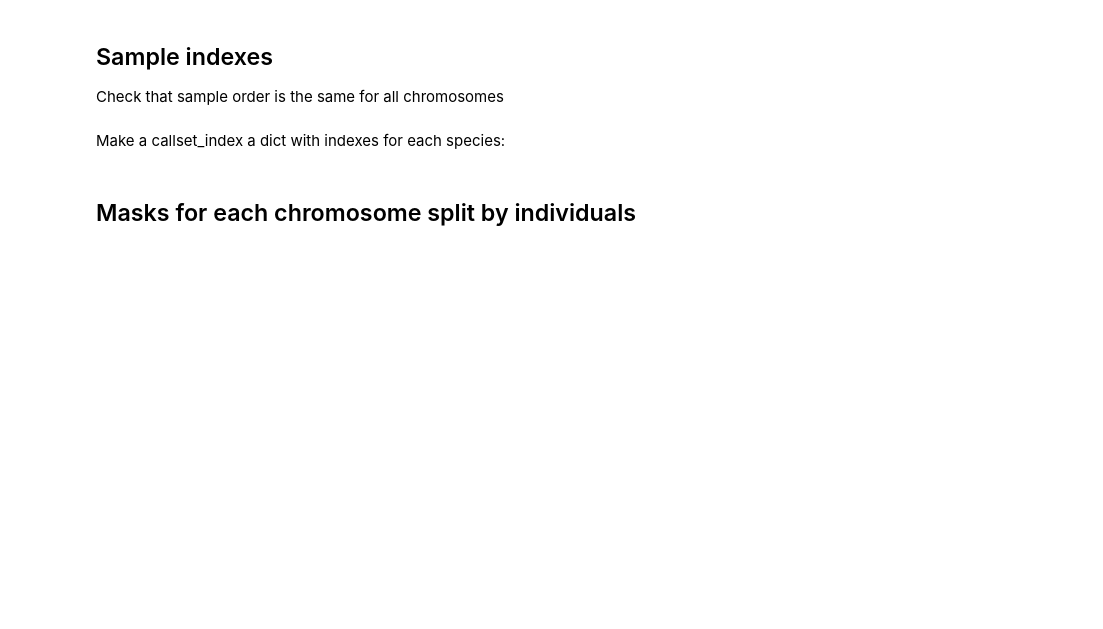
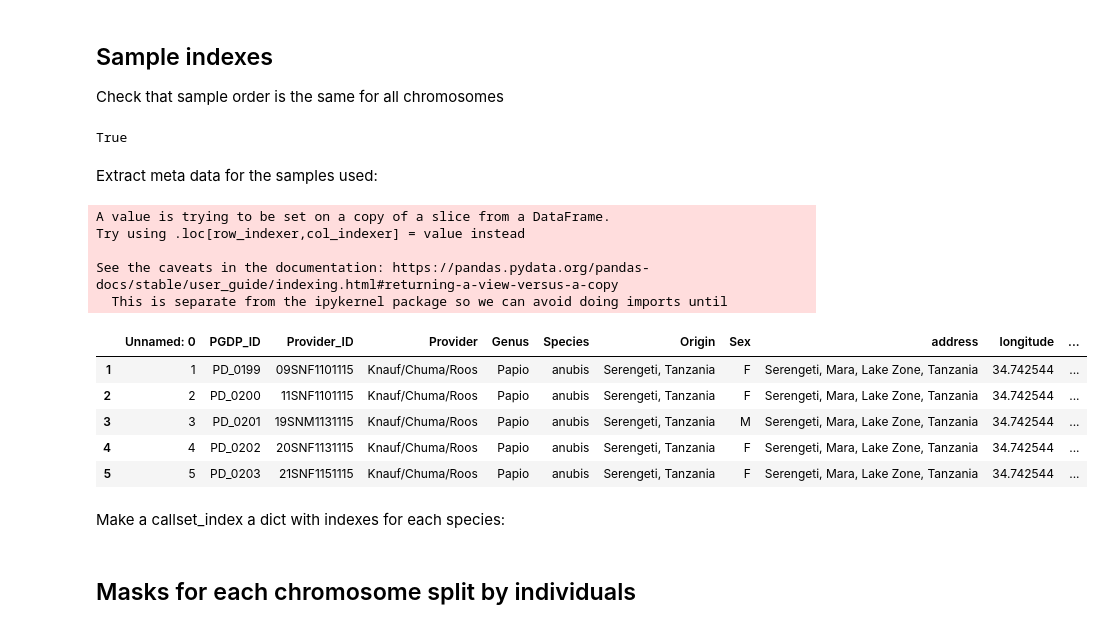
Before and after one commit to kaspermunch/baboon_flagship, a Jupyter notebook: notebooks/scikit-allel.ipynb, the cells around one changed output. Cells and saved outputs as stored; diff of their text form; code cells hidden in the pictures; blank space fills up the shorter version.

```diff
--- a/notebooks/scikit-allel.ipynb
+++ b/notebooks/scikit-allel.ipynb
@@ -110,12 +114,30 @@ call_masks.tree(expand=False)
 
 Check that sample order is the same for all chromosomes
 # %%
-np.all(np.all(callset['chr1/samples'][:] == callset[f'{chrom}/samples'][:]) for chrom in chromosome_lengths)
+np.all([np.all(callset['chr1/samples'][:] == callset[f'{chrom}/samples'][:]) for chrom in chromosomes])
+# %% [output]
+True
+# %% [markdown]
+Extract meta data for the samples used:
+# %%
+meta_data_samples = meta_data.loc[meta_data.PGDP_ID.isin(samples_list), :]
 # %%
 samples_list = list(callset['chr1/samples'][:])
-samples_callset_index = [samples_list.index(s) for s in meta_data.PGDP_ID]
-meta_data['callset_index'] = samples_callset_index
-meta_data.head()
+samples_callset_index = [samples_list.index(s) for s in meta_data_samples.PGDP_ID]
+meta_data_samples['callset_index'] = samples_callset_index
+meta_data_samples.head()
+# %% [output]
+A value is trying to be set on a copy of a slice from a DataFrame.
+Try using .loc[row_indexer,col_indexer] = value instead
+
+See the caveats in the documentation: https://pandas.pydata.org/pandas-docs/stable/user_guide/indexing.html#returning-a-view-versus-a-copy
+  This is separate from the ipykernel package so we can avoid doing imports until
+|  | Unnamed: 0 | PGDP_ID | Provider_ID | Provider | Genus | Species | Origin | Sex | address | longitude | ... |
+| 1 | 1 | PD_0199 | 09SNF1101115 | Knauf/Chuma/Roos | Papio | anubis | Serengeti, Tanzania | F | Serengeti, Mara, Lake Zone, Tanzania | 34.742544 | ... |
+| 2 | 2 | PD_0200 | 11SNF1101115 | Knauf/Chuma/Roos | Papio | anubis | Serengeti, Tanzania | F | Serengeti, Mara, Lake Zone, Tanzania | 34.742544 | ... |
+| 3 | 3 | PD_0201 | 19SNM1131115 | Knauf/Chuma/Roos | Papio | anubis | Serengeti, Tanzania | M | Serengeti, Mara, Lake Zone, Tanzania | 34.742544 | ... |
+| 4 | 4 | PD_0202 | 20SNF1131115 | Knauf/Chuma/Roos | Papio | anubis | Serengeti, Tanzania | F | Serengeti, Mara, Lake Zone, Tanzania | 34.742544 | ... |
+| 5 | 5 | PD_0203 | 21SNF1151115 | Knauf/Chuma/Roos | Papio | anubis | Serengeti, Tanzania | F | Serengeti, Mara, Lake Zone, Tanzania | 34.742544 | ... |
 # %% [markdown]
 Make a callset_index a dict with indexes for each species:
 # %%
```
Also changed, not shown: parts of 4 cells of this notebook.
